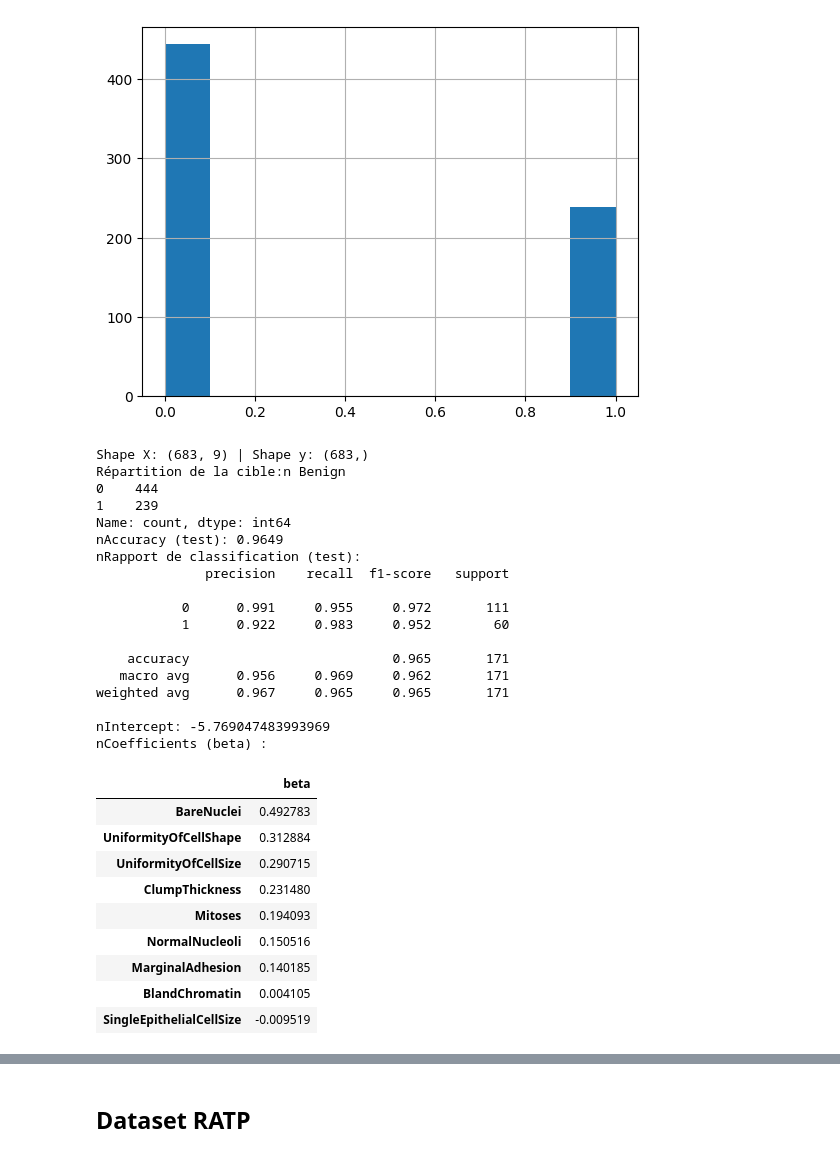
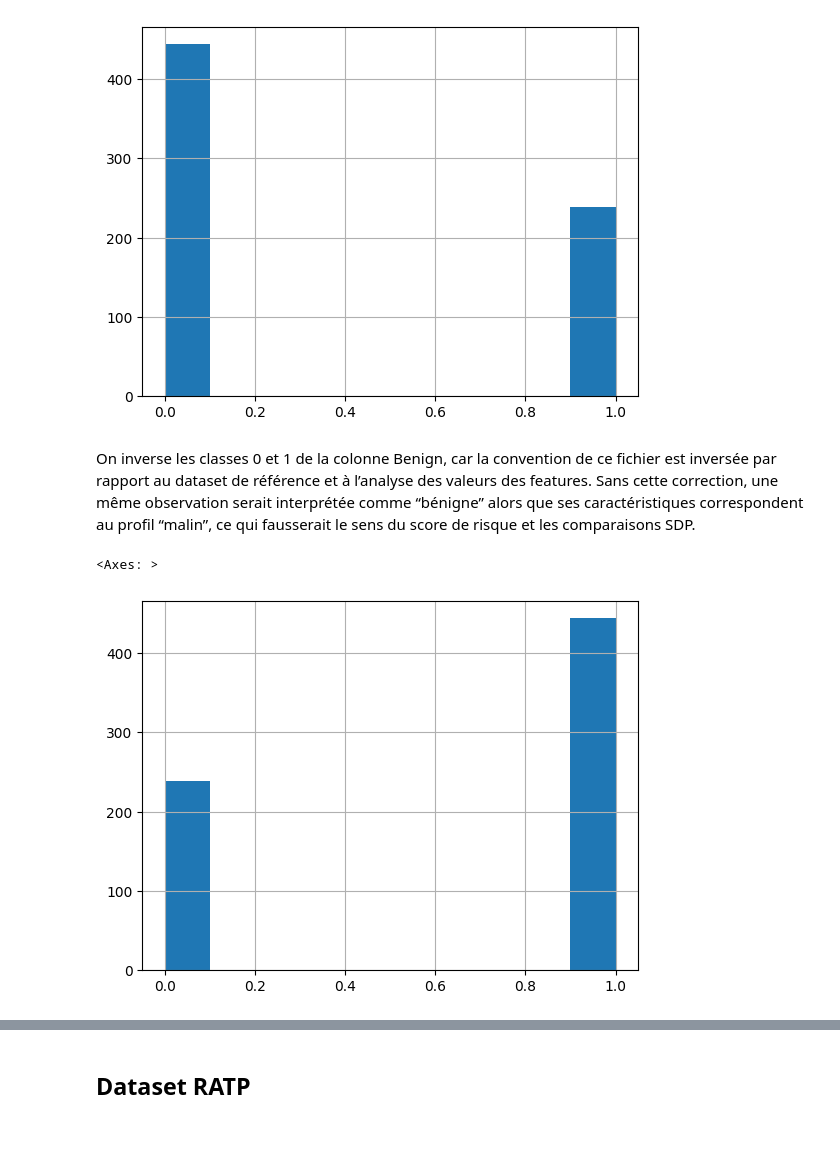
Before and after one commit to fannnyyy/SDP_gurobi, a Jupyter notebook: Projet_SDP_FannyBADOULES_MaelysHANOIRE_DianeVERBECQ.ipynb, the cells around one changed output, grey strips where cells are left out. Drawn from its saved outputs; the diff is of its cells as text; code cells hidden in the pictures.

```diff
--- a/Projet_SDP_FannyBADOULES_MaelysHANOIRE_DianeVERBECQ.ipynb
+++ b/Projet_SDP_FannyBADOULES_MaelysHANOIRE_DianeVERBECQ.ipynb
@@ -809,70 +924,11 @@ df_BC["Benign"].hist()
 # %% [output]
 <Axes: >
 [figure]
-# %%
-import pandas as pd
-from sklearn.model_selection import train_test_split
-from sklearn.linear_model import LogisticRegression
-from sklearn.metrics import accuracy_score, classification_report
-
-TARGET_COL = "Benign"
-X = df_BC.drop(columns=[TARGET_COL])
-y = df_BC[TARGET_COL]
-
-print("Shape X:", X.shape, "| Shape y:", y.shape)
-print("Répartition de la cible:n", y.value_counts())
-
-X_train, X_test, y_train, y_test = train_test_split(
-    X, y,
-    test_size=0.25,
-    random_state=42,
-    stratify=y
-)
-
-logreg = LogisticRegression(
-    solver="liblinear",
-    max_iter=500,
-    class_weight="balanced",
-    random_state=42
-)
-logreg.fit(X_train, y_train)
-
-y_pred = logreg.predict(X_test)
-
-print("nAccuracy (test):", round(accuracy_score(y_test, y_pred), 4))
-print("nRapport de classification (test):")
-print(classification_report(y_test, y_pred, digits=3))
-
-coef = pd.Series(logreg.coef_[0], index=X.columns).sort_values(ascending=False)
-print("nIntercept:", float(logreg.intercept_[0]))
-print("nCoefficients (beta) :")
-display(coef.to_frame(name="beta"))
-# %% [output]
-Shape X: (683, 9) | Shape y: (683,)
-Répartition de la cible:n Benign
-0    444
-1    239
-Name: count, dtype: int64
-nAccuracy (test): 0.9649
-nRapport de classification (test):
-              precision    recall  f1-score   support
-
-           0      0.991     0.955     0.972       111
-           1      0.922     0.983     0.952        60
-
-    accuracy                          0.965       171
-   macro avg      0.956     0.969     0.962       171
-weighted avg      0.967     0.965     0.965       171
-
-nIntercept: -5.769047483993969
-nCoefficients (beta) :
-|  | beta |
-| BareNuclei | 0.492783 |
-| UniformityOfCellShape | 0.312884 |
-| UniformityOfCellSize | 0.290715 |
-| ClumpThickness | 0.231480 |
-| Mitoses | 0.194093 |
-| NormalNucleoli | 0.150516 |
-| MarginalAdhesion | 0.140185 |
-| BlandChromatin | 0.004105 |
-| SingleEpithelialCellSize | -0.009519 |
+# %% [markdown]
+On inverse les classes 0 et 1 de la colonne Benign, car la convention de ce fichier est inversée par rapport au dataset de référence et à l’analyse des valeurs des features. Sans cette correction, une même observation serait interprétée comme “bénigne” alors que ses caractéristiques correspondent au profil “malin”, ce qui fausserait le sens du score de risque et les comparaisons SDP.
+# %%
+df_BC["Benign"] = 1 - df_BC["Benign"]
+df_BC["Benign"].hist()
+# %% [output]
+<Axes: >
+[figure, added]
```
Also changed, not shown: parts of 35 cells of this notebook.
